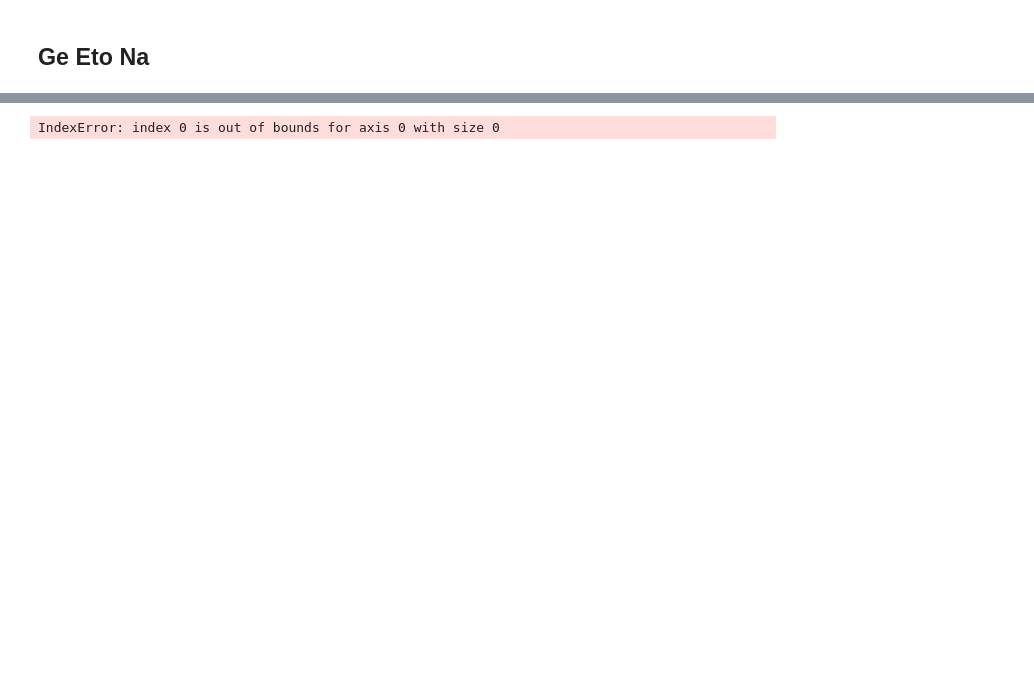
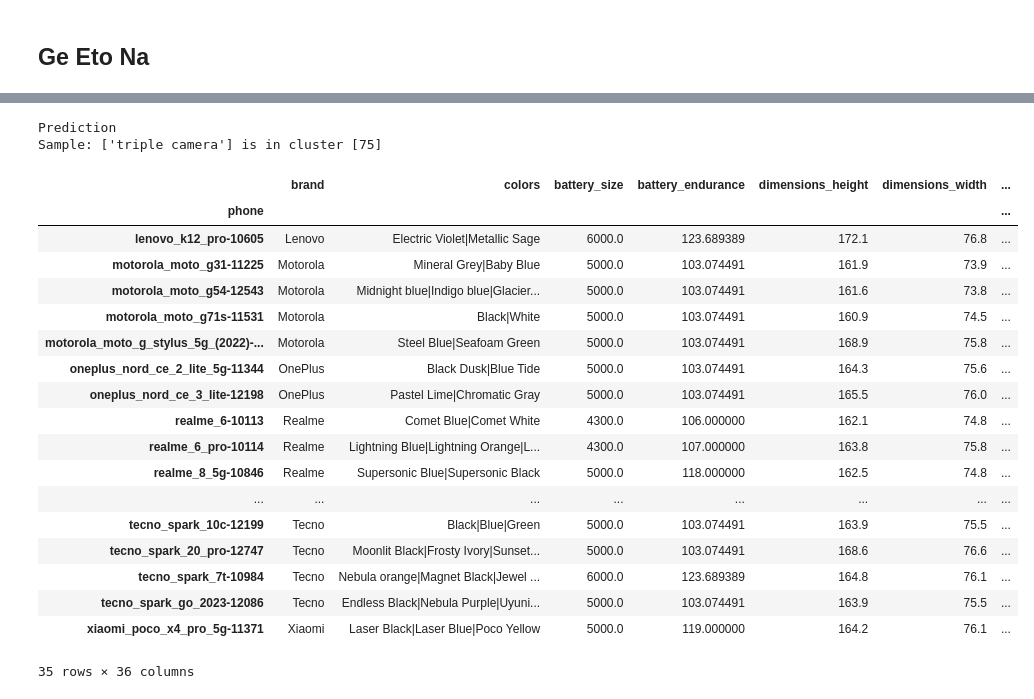
Before and after one commit to RenzVillegas24/GSMArena_Scraper, a Jupyter notebook: GSMArena_API.ipynb, the cells around one changed output, grey strips where cells are left out. Saved outputs shown, nothing was run; the diff lists cells and outputs as text; code cells hidden in the pictures; blank space fills up the shorter version.

```diff
--- a/GSMArena_API.ipynb
+++ b/GSMArena_API.ipynb
@@ -1279,9 +1279,17 @@ clean_data['has_cardslot'] = ['Yes' if (x := latest_phones_combined_flat[p]['spe
 # remove the data with null values
 clean_data = clean_data.dropna()
 
+# remove the data with '' values
+clean_data = clean_data.replace('', np.nan)
+
+# supply missing values
+clean_data['camera_list_resolution_front'] = clean_data['camera_list_resolution_front'].fillna( clean_data['camera_list_resolution_front'].mode()[0])
+
+
 # save the data
 clean_data.to_csv('clean_phone_data.csv')
 
 print(clean_data.shape, clean_data.isna().sum().sum())
+clean_data.head()
 # %% [output]
 (823, 36) 0
@@ -1690,35 +1411,32 @@ Davies Bouldin Score: 1.1334809032650333
-# %%
-
-# Import necessary libraries
-from sklearn.metrics.pairwise import cosine_similarity
-
-# Calculate the cosine similarity matrix
-cosine_sim = cosine_similarity(clean_data_encoded, clean_data_encoded)
-
-# Function to get recommendations based on content similarity
-def get_recommendations(phone_name, top_n=5):
-    # Get the index of the phone
-    phone_index = clean_data_encoded.index[clean_data_encoded.index == phone_name][0]
-
-    # Get the similarity scores of the phone with other phones
-    sim_scores = list(enumerate(cosine_sim[phone_index]))
-
-    # Sort the phones based on similarity scores
-    sim_scores = sorted(sim_scores, key=lambda x: x[1], reverse=True)
-
-    # Get the top N similar phones
-    top_similar_phones = sim_scores[1:top_n+1]
-
-    # Get the indices of the top similar phones
-    phone_indices = [i[0] for i in top_similar_phones]
-
-    # Return the top similar phones
-    return clean_data_encoded.index[phone_indices]
-
-# Get recommendations for a specific phone
-recommendations = get_recommendations('Samsung Galaxy S21 Ultra')
-
-# Print the recommendations
-print(recommendations)
-# %% [output]
-IndexError: index 0 is out of bounds for axis 0 with size 0
+# %%
+# test the model
+print("Prediction")
+
+# predict the cluster from the sample texts
+sample = [ 'triple camera', ]
+Y = tfidf.transform(sample)
+prediction = model.predict(Y)
+print(f"Sample: {sample} is in cluster {prediction}")
+clean_data[clean_data_combined['clusters'] == prediction[0]]
+# %% [output]
+Prediction
+Sample: ['triple camera'] is in cluster [75]
+|  | brand | colors | battery_size | battery_endurance | dimensions_height | dimensions_width | ... |
+| phone |  |  |  |  |  |  | ... |
+| lenovo_k12_pro-10605 | Lenovo | Electric Violet|Metallic Sage | 6000.0 | 123.689389 | 172.1 | 76.8 | ... |
+| motorola_moto_g31-11225 | Motorola | Mineral Grey|Baby Blue | 5000.0 | 103.074491 | 161.9 | 73.9 | ... |
+| motorola_moto_g54-12543 | Motorola | Midnight blue|Indigo blue|Glacier... | 5000.0 | 103.074491 | 161.6 | 73.8 | ... |
+| motorola_moto_g71s-11531 | Motorola | Black|White | 5000.0 | 103.074491 | 160.9 | 74.5 | ... |
+| motorola_moto_g_stylus_5g_(2022)-... | Motorola | Steel Blue|Seafoam Green | 5000.0 | 103.074491 | 168.9 | 75.8 | ... |
+| oneplus_nord_ce_2_lite_5g-11344 | OnePlus | Black Dusk|Blue Tide | 5000.0 | 103.074491 | 164.3 | 75.6 | ... |
+| oneplus_nord_ce_3_lite-12198 | OnePlus | Pastel Lime|Chromatic Gray | 5000.0 | 103.074491 | 165.5 | 76.0 | ... |
+| realme_6-10113 | Realme | Comet Blue|Comet White | 4300.0 | 106.000000 | 162.1 | 74.8 | ... |
+| realme_6_pro-10114 | Realme | Lightning Blue|Lightning Orange|L... | 4300.0 | 107.000000 | 163.8 | 75.8 | ... |
+| realme_8_5g-10846 | Realme | Supersonic Blue|Supersonic Black | 5000.0 | 118.000000 | 162.5 | 74.8 | ... |
+| ... | ... | ... | ... | ... | ... | ... | ... |
+| tecno_spark_10c-12199 | Tecno | Black|Blue|Green | 5000.0 | 103.074491 | 163.9 | 75.5 | ... |
+| tecno_spark_20_pro-12747 | Tecno | Moonlit Black|Frosty Ivory|Sunset... | 5000.0 | 103.074491 | 168.6 | 76.6 | ... |
+| tecno_spark_7t-10984 | Tecno | Nebula orange|Magnet Black|Jewel ... | 6000.0 | 123.689389 | 164.8 | 76.1 | ... |
+| tecno_spark_go_2023-12086 | Tecno | Endless Black|Nebula Purple|Uyuni... | 5000.0 | 103.074491 | 163.9 | 75.5 | ... |
+| xiaomi_poco_x4_pro_5g-11371 | Xiaomi | Laser Black|Laser Blue|Poco Yellow | 5000.0 | 119.000000 | 164.2 | 76.1 | ... |
+35 rows × 36 columns
```
Also changed, not shown: parts of 13 cells of this notebook, 3 other files.
